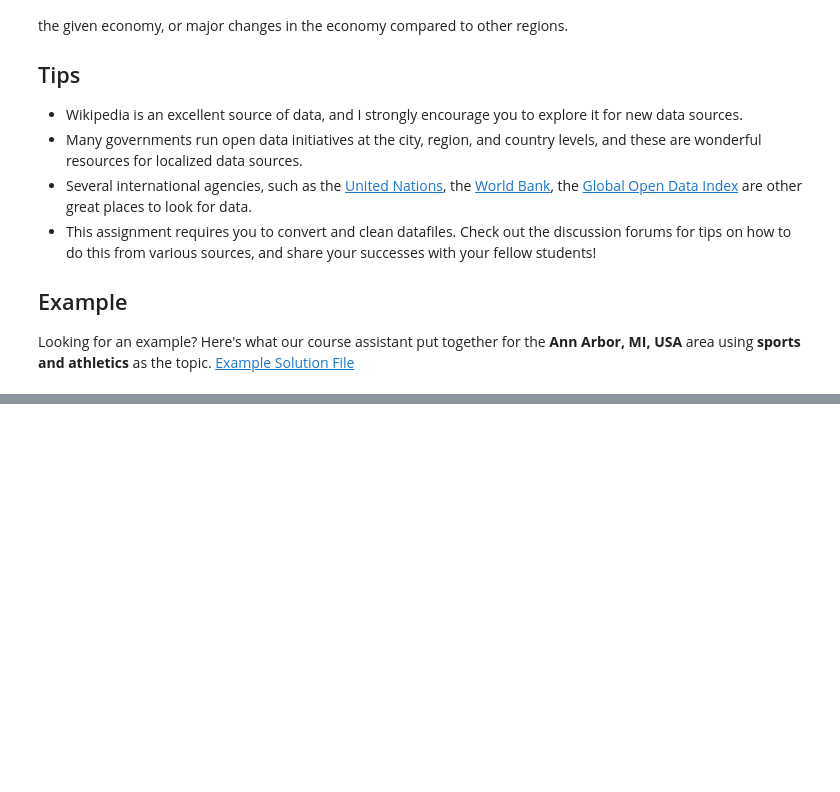
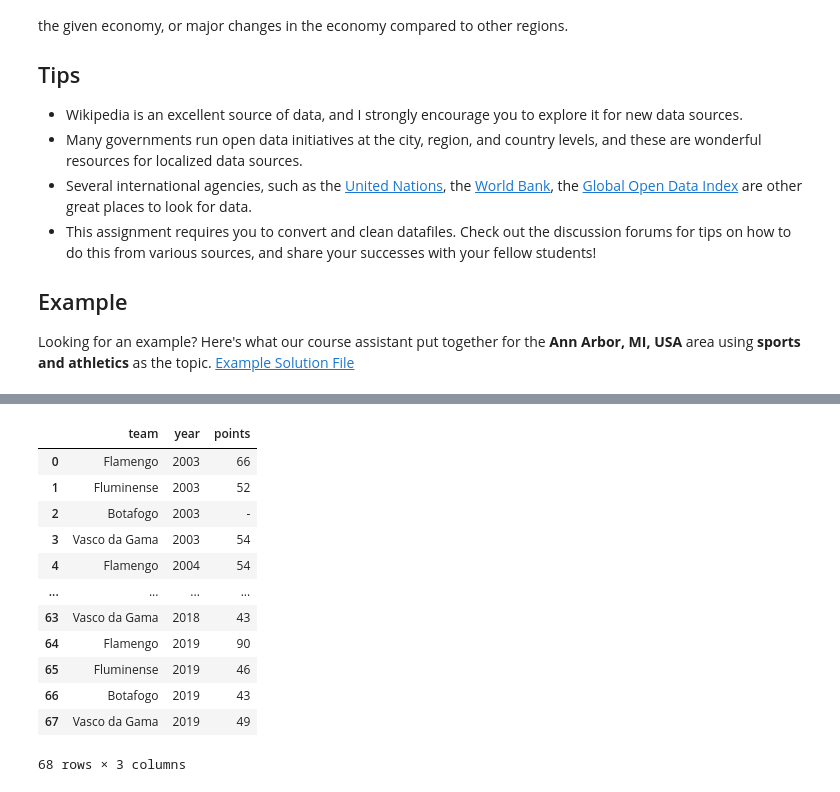
Before and after one commit to clawall/applied-plotting-charting-data-representation-in-python, a Jupyter notebook: assignment_4/Assignment4.ipynb, the cells around one changed output, grey strips where cells are left out. Drawn from its saved outputs; the diff is of its cells as text; code cells hidden in the pictures; blank space fills up the shorter version.

```diff
--- a/assignment_4/Assignment4.ipynb
+++ b/assignment_4/Assignment4.ipynb
@@ -59,0 +61,16 @@ ValueError: These `style` levels are missing dashes: {'2019', '2017', '2015', '2
+# %%
+score_df
+# %% [output]
+|  | team | year | points |
+| 0 | Flamengo | 2003 | 66 |
+| 1 | Fluminense | 2003 | 52 |
+| 2 | Botafogo | 2003 | - |
+| 3 | Vasco da Gama | 2003 | 54 |
+| 4 | Flamengo | 2004 | 54 |
+| ... | ... | ... | ... |
+| 63 | Vasco da Gama | 2018 | 43 |
+| 64 | Flamengo | 2019 | 90 |
+| 65 | Fluminense | 2019 | 46 |
+| 66 | Botafogo | 2019 | 43 |
+| 67 | Vasco da Gama | 2019 | 49 |
+68 rows × 3 columns
```
Also changed, not shown: parts of 11 cells of this notebook.
